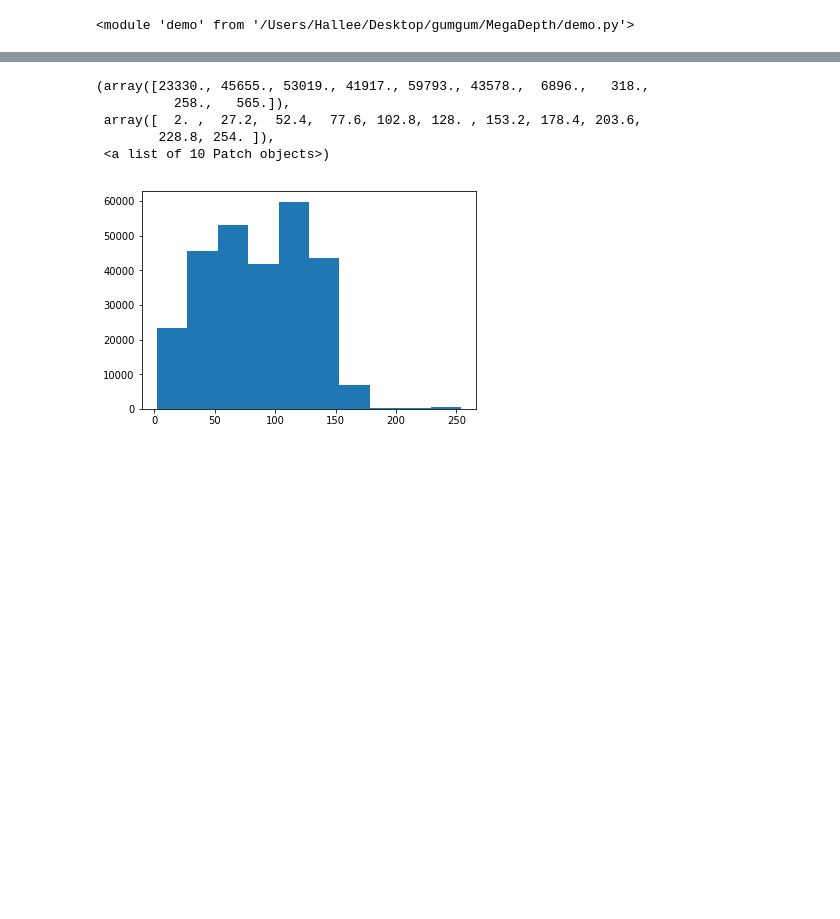
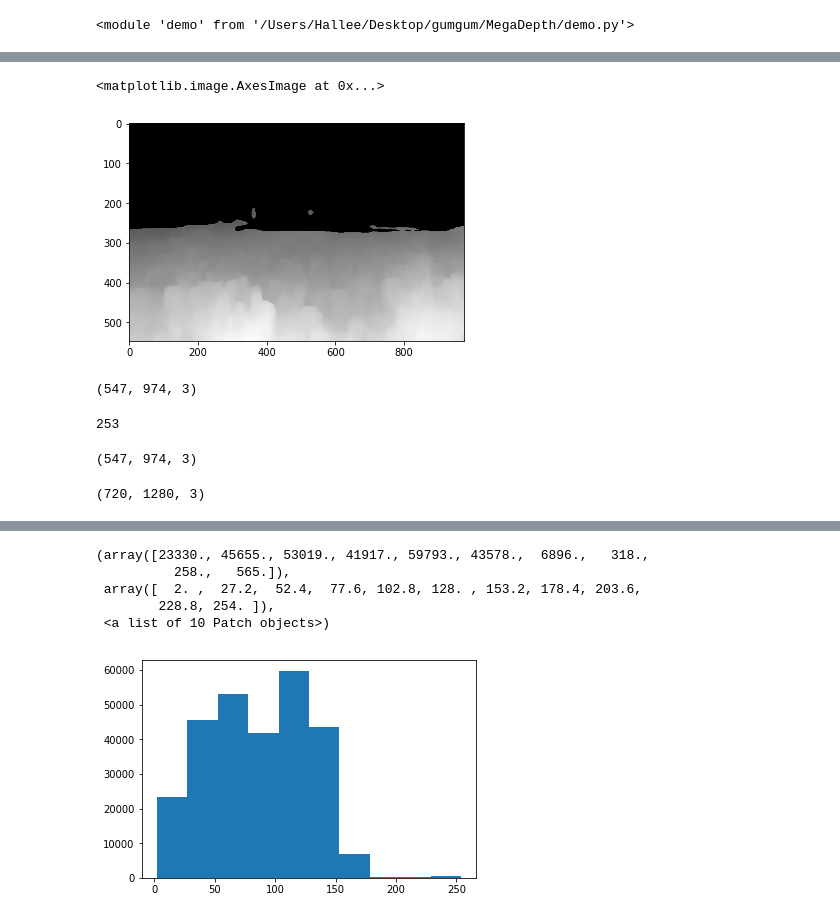
Before and after one commit to lixx2938/MegaDepth, a Jupyter notebook: depth_maps.ipynb, the cells around one changed output, grey strips where cells are left out. Cells and saved outputs as stored; diff of their text form; code cells hidden in the pictures; blank space fills up the shorter version.

```diff
--- a/depth_maps.ipynb
+++ b/depth_maps.ipynb
@@ -22,0 +95,2 @@ resized_pred_depth = demo.resize_depth(pred_depth, 720, 1280)
+# %%
+im = cv.imread("Picture1.png")
@@ -22,0 +117,20 @@ resized_pred_depth = demo.resize_depth(pred_depth, 720, 1280)
+# %%
+plt.imshow(im, aspect='auto')
+# %% [output]
+<matplotlib.image.AxesImage at 0x...>
+[figure, added]
+# %%
+demo.resize_depth(im, 400, 500).shape
+# %% [output]
+(547, 974, 3)
+# %%
+pred_depth = im
+max_depth = np.amax(pred_depth)
+max_depth
+# %% [output]
+253
+# %%
+scaled_depth = pred_depth/max_depth
+scaled_depth.shape
+# %% [output]
+(547, 974, 3)
@@ -22,0 +139,4 @@ resized_pred_depth = demo.resize_depth(pred_depth, 720, 1280)
+# %%
+(max_depth*resized_depth).shape
+# %% [output]
+(720, 1280, 3)
```
Also changed, not shown: parts of 48 cells of this notebook, 4 other files.
